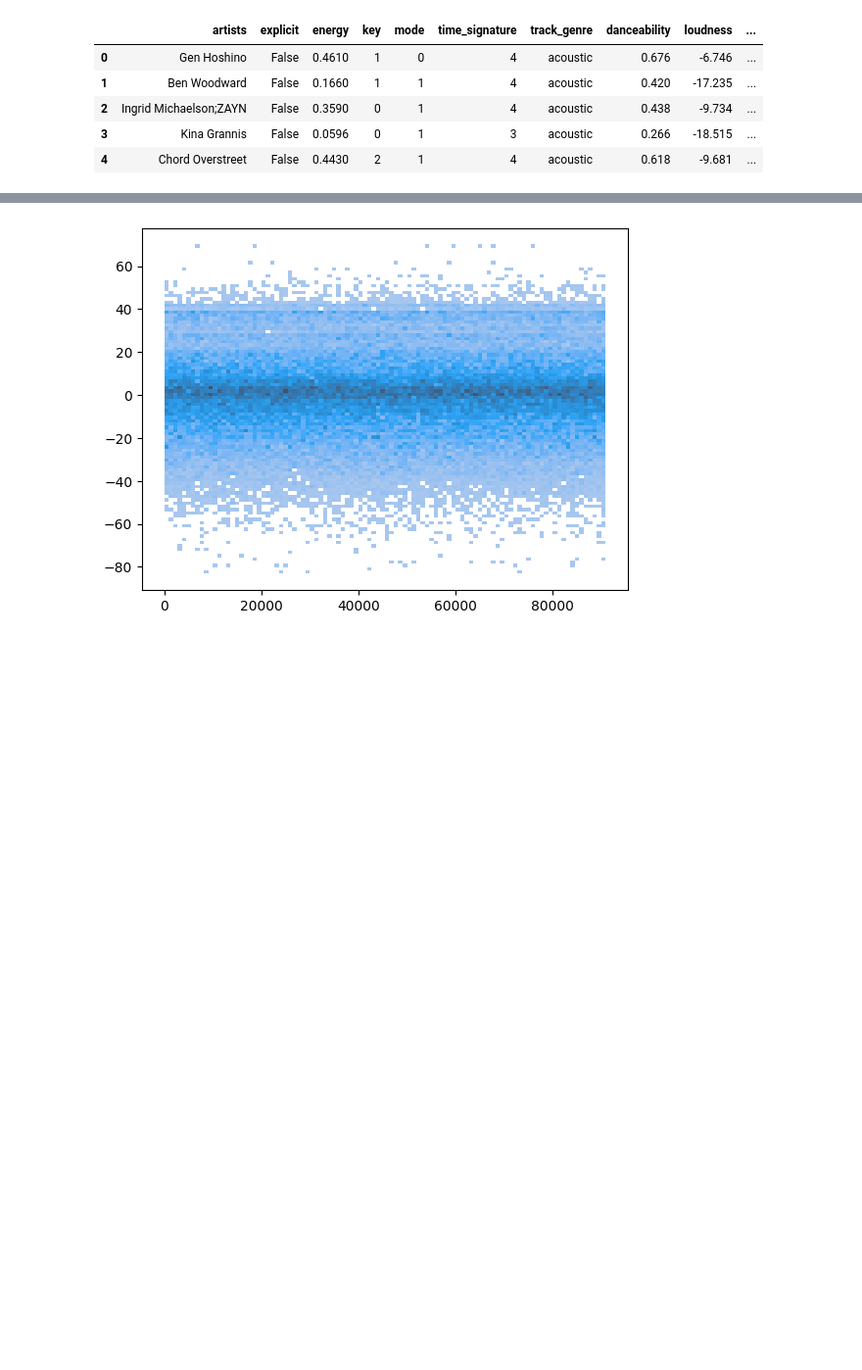
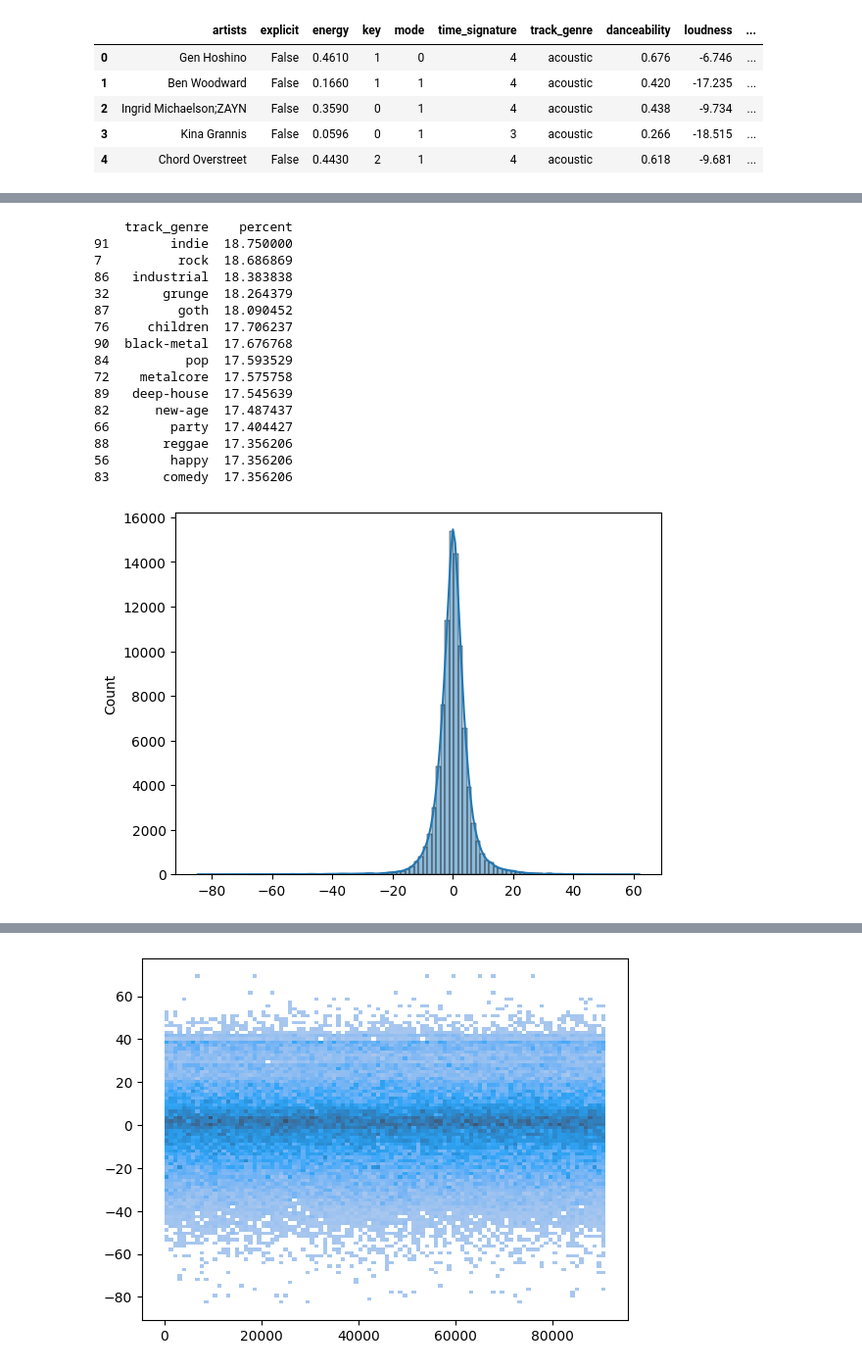
Before and after one commit to VosLannuck/Spotify_Analysis, a Jupyter notebook: findings.ipynb, the cells around one changed output, grey strips where cells are left out. Shown at 98% size. Cells and saved outputs as stored; diff of their text form; code cells hidden in the pictures; blank space fills up the shorter version.

```diff
--- a/findings.ipynb
+++ b/findings.ipynb
@@ -234,0 +252,34 @@ AttributeError: module 'ErrorAnalysisUtils' has no attribute 'plotErrorAnalysis'
+# %%
+import ErrorAnalysisUtils as eau
+importlib.reload(eau)
+column_cat: str = "track_genre"
+column_target: str = "popularity"
+column_pred: str ="predicted_train"
+limit_resid_1: int = 0
+limit_resid_2: int = 30
+threshold_target: int = 2
+isBigger: bool = False
+n = 15
+eau.plotErrorAnalysisCat_num(miss_train_real, column_cat,
+                      column_target, column_pred,
+                      limit_resid_1, limit_resid_2,
+                      threshold_target, n, isBigger
+                      )
+# %% [output]
+    track_genre    percent
+91        indie  18.750000
+7          rock  18.686869
+86   industrial  18.383838
+32       grunge  18.264379
+87         goth  18.090452
+76     children  17.706237
+90  black-metal  17.676768
+84          pop  17.593529
+72    metalcore  17.575758
+89   deep-house  17.545639
+82      new-age  17.487437
+66        party  17.404427
+88       reggae  17.356206
+56        happy  17.356206
+83       comedy  17.356206
+[figure, added]
```
Also changed, not shown: parts of 3 cells of this notebook, 1 other file.
